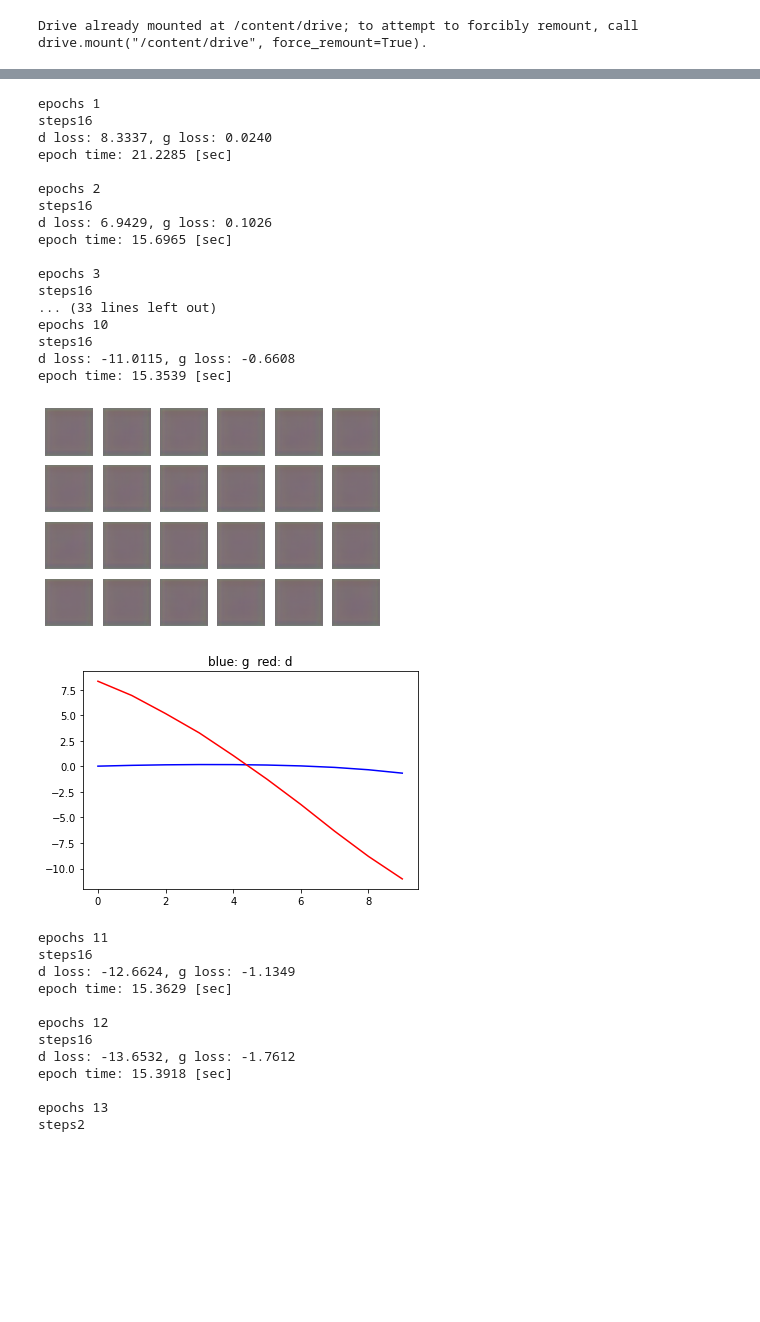
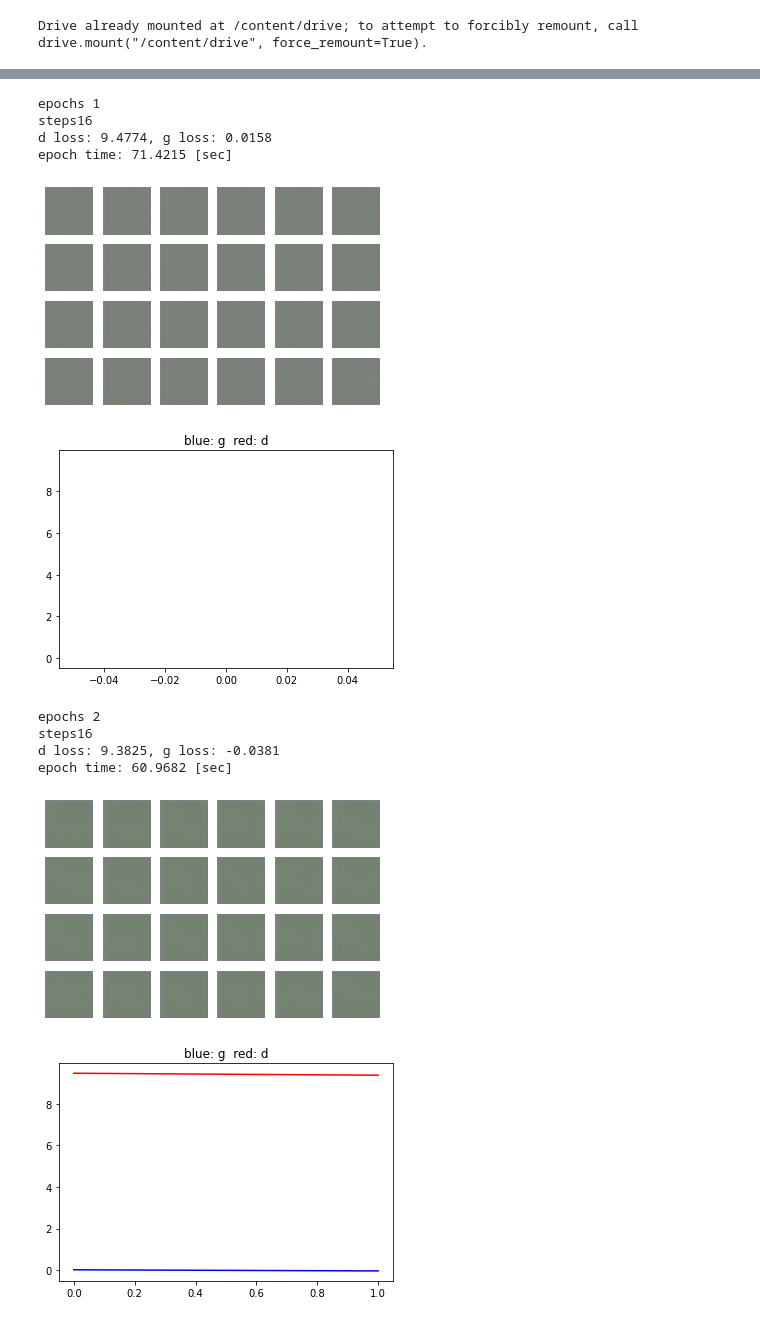
Before and after one commit to T-Yamaguch/WGAN-gp, a Jupyter notebook: WGAN_GP.ipynb, the cells around one changed output, grey strips where cells are left out. Cells and saved outputs as stored; diff of their text form; code cells hidden in the pictures; blank space fills up the shorter version.

```diff
--- a/WGAN_GP.ipynb
+++ b/WGAN_GP.ipynb
@@ -73,17 +73,19 @@ class res_block(Model):
     return x
 
 class down_block(Model):
-  def __init__(self, filter_num, kernel_size, kernel_regularizer= l2(0.001)):
+  def __init__(self, filter_num, kernel_size, kernel_regularizer= l2(0.001), batch_norm = True):
     super(down_block, self).__init__()
     self.conv = Conv2D(filter_num, kernel_size, padding = 'same', kernel_regularizer= kernel_regularizer)
     self.norm = BatchNormalization(trainable=True)
     self.act = LeakyReLU()
     self.pooling = MaxPooling2D((2,2), strides=(2,2))
     self.drop = Dropout(0.3)
+    self.batch_norm = batch_norm
 
   def call(self, x):
     x = self.conv(x)
-    x = self.norm(x)
+    if self.batch_norm == True:
+      x = self.norm(x)
     x = self.act(x)
     x = self.pooling(x)
     x = self.drop(x)
@@ -186,7 +188,7 @@ _________________________________________________________________
 # %%
 class Discriminator():
   def __init__(self):
-    self.channel_num = 16
+    self.channel_num = 32
     self.layer_num = 5
     self.input_shape = (128, 128, 3)
     self.inputs = Input(shape=self.input_shape)
@@ -200,10 +202,10 @@ class Discriminator():
     filter_num = self.channel_num
     for n in range(self.layer_num):
       # x = conv_block(filter_num, self.kernel_size, kernel_regularizer= self.kernel_regularizer, batch_norm = False)(x)
-      x = down_block(filter_num, self.kernel_size, kernel_regularizer= self.kernel_regularizer)(x)
+      x = down_block(filter_num, self.kernel_size, kernel_regularizer= self.kernel_regularizer, batch_norm = False)(x)
       filter_num *= 2
 
-    x = conv_block(filter_num, self.kernel_size, kernel_regularizer= self.kernel_regularizer)(x)
+    x = conv_block(filter_num, self.kernel_size, kernel_regularizer= self.kernel_regularizer, batch_norm = False)(x)
     x = Flatten()(x)
     outputs =  Dense(1, kernel_regularizer= self.kernel_regularizer)(x)
 
@@ -445,60 +447,41 @@ class WGAN():
 
       self.update_loss_history()
 
       epoch_time = time.time() - start_time
       print ("epoch time: {:.4f} [sec]".format(epoch_time))
 
       if epoch % self.image_epochs == 0:
         self.visualise_batch(sample_noise, epoch)
         self.loss_vis()
 
       if epoch % self.checkpoint_epochs == 0:
         print ('\nSaving checkpoint at epoch{}\n\n'.format(epoch))
         self.manager.save()
 
 if __name__ == '__main__':
   a = WGAN(img_size = 128,
            code_num = 8,
            batch_size = 128,
            train_epochs = 10000,
            train_steps = 16,
            checkpoint_epochs = 100,
-           image_epochs = 10,
+           image_epochs = 1,
            start_epoch = 1,
            optimizer = Adam(learning_rate = 1e-6),
-           n_critics = 2,
+           n_critics = 1,
            gp_lamda = 10
            )
   a()
 # %% [output]
 epochs 1
 steps16
-d loss: 8.3337, g loss: 0.0240
-epoch time: 21.2285 [sec]
-
-epochs 2
-steps16
-d loss: 6.9429, g loss: 0.1026
-epoch time: 15.6965 [sec]
-
-epochs 3
-steps16
-... (33 lines left out)
-epochs 10
-steps16
-d loss: -11.0115, g loss: -0.6608
-epoch time: 15.3539 [sec]
+d loss: 9.4774, g loss: 0.0158
+epoch time: 71.4215 [sec]
 [figure]
-[figure, old version]
+[figure, new version]
-epochs 11
+epochs 2
 steps16
-d loss: -12.6624, g loss: -1.1349
-epoch time: 15.3629 [sec]
-
-epochs 12
-steps16
-d loss: -13.6532, g loss: -1.7612
-epoch time: 15.3918 [sec]
-
-epochs 13
-steps2
+d loss: 9.3825, g loss: -0.0381
+epoch time: 60.9682 [sec]
+[figure, added]
+[figure, added]
```
Also changed, not shown: parts of 3 cells of this notebook.
